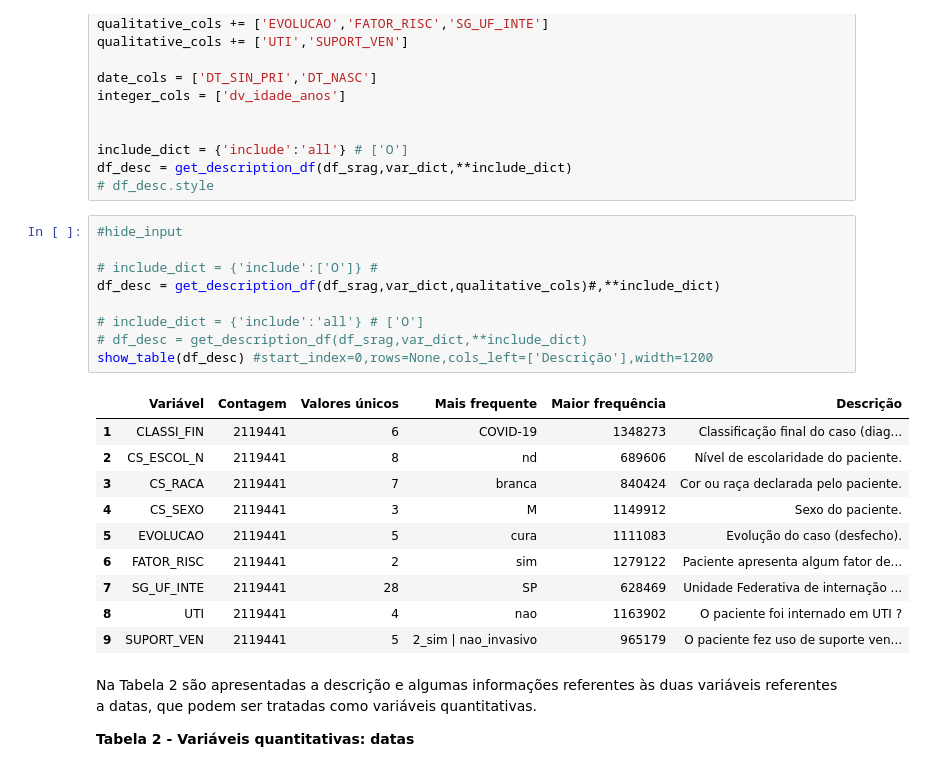
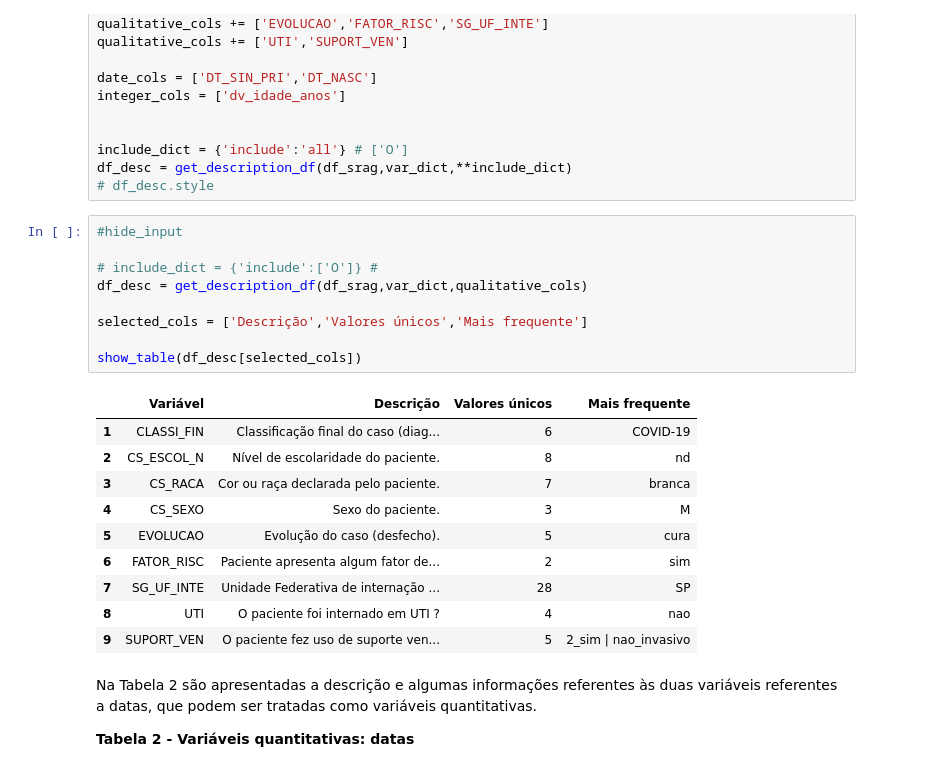
Before and after one commit to victor-marchesini/myfastpage, a Jupyter notebook: _notebooks/2021-06-06-AtividadeFinal-Parte1.ipynb, the cells around one changed output. Saved outputs shown, nothing was run; the diff lists cells and outputs as text.

Commit message:
opçao de multi_index para tabelas

```diff
--- a/_notebooks/2021-06-06-AtividadeFinal-Parte1.ipynb
+++ b/_notebooks/2021-06-06-AtividadeFinal-Parte1.ipynb
@@ -448,23 +424,23 @@ df_desc = get_description_df(df_srag,var_dict,**include_dict)
 # %%
 #hide_input
 
 # include_dict = {'include':['O']} #
-df_desc = get_description_df(df_srag,var_dict,qualitative_cols)#,**include_dict)
+df_desc = get_description_df(df_srag,var_dict,qualitative_cols)
 
-# include_dict = {'include':'all'} # ['O']
-# df_desc = get_description_df(df_srag,var_dict,**include_dict)
-show_table(df_desc) #start_index=0,rows=None,cols_left=['Descrição'],width=1200
+selected_cols = ['Descrição','Valores únicos','Mais frequente']
+
+show_table(df_desc[selected_cols])
 # %% [output]
-|  | Variável | Contagem | Valores únicos | Mais frequente | Maior frequência | Descrição |
-| 1 | CLASSI_FIN | 2119441 | 6 | COVID-19 | 1348273 | Classificação final do caso (diag... |
-| 2 | CS_ESCOL_N | 2119441 | 8 | nd | 689606 | Nível de escolaridade do paciente. |
-| 3 | CS_RACA | 2119441 | 7 | branca | 840424 | Cor ou raça declarada pelo paciente. |
-| 4 | CS_SEXO | 2119441 | 3 | M | 1149912 | Sexo do paciente. |
-| 5 | EVOLUCAO | 2119441 | 5 | cura | 1111083 | Evolução do caso (desfecho). |
-| 6 | FATOR_RISC | 2119441 | 2 | sim | 1279122 | Paciente apresenta algum fator de... |
-| 7 | SG_UF_INTE | 2119441 | 28 | SP | 628469 | Unidade Federativa de internação ... |
-| 8 | UTI | 2119441 | 4 | nao | 1163902 | O paciente foi internado em UTI ? |
-| 9 | SUPORT_VEN | 2119441 | 5 | 2_sim | nao_invasivo | 965179 | O paciente fez uso de suporte ven... |
+|  | Variável | Descrição | Valores únicos | Mais frequente |
+| 1 | CLASSI_FIN | Classificação final do caso (diag... | 6 | COVID-19 |
+| 2 | CS_ESCOL_N | Nível de escolaridade do paciente. | 8 | nd |
+| 3 | CS_RACA | Cor ou raça declarada pelo paciente. | 7 | branca |
+| 4 | CS_SEXO | Sexo do paciente. | 3 | M |
+| 5 | EVOLUCAO | Evolução do caso (desfecho). | 5 | cura |
+| 6 | FATOR_RISC | Paciente apresenta algum fator de... | 2 | sim |
+| 7 | SG_UF_INTE | Unidade Federativa de internação ... | 28 | SP |
+| 8 | UTI | O paciente foi internado em UTI ? | 4 | nao |
+| 9 | SUPORT_VEN | O paciente fez uso de suporte ven... | 5 | 2_sim | nao_invasivo |
 # %% [markdown]
 Na Tabela 2 são apresentadas a descrição e algumas informações referentes às duas variáveis referentes a datas, que podem ser tratadas como variáveis quantitativas.
 
```
Also changed, not shown: parts of 12 cells of this notebook.
